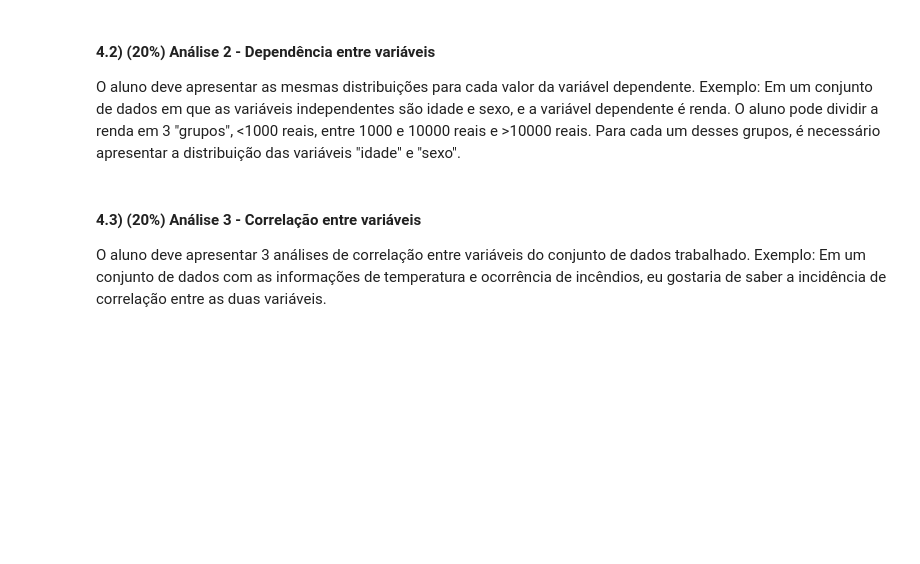
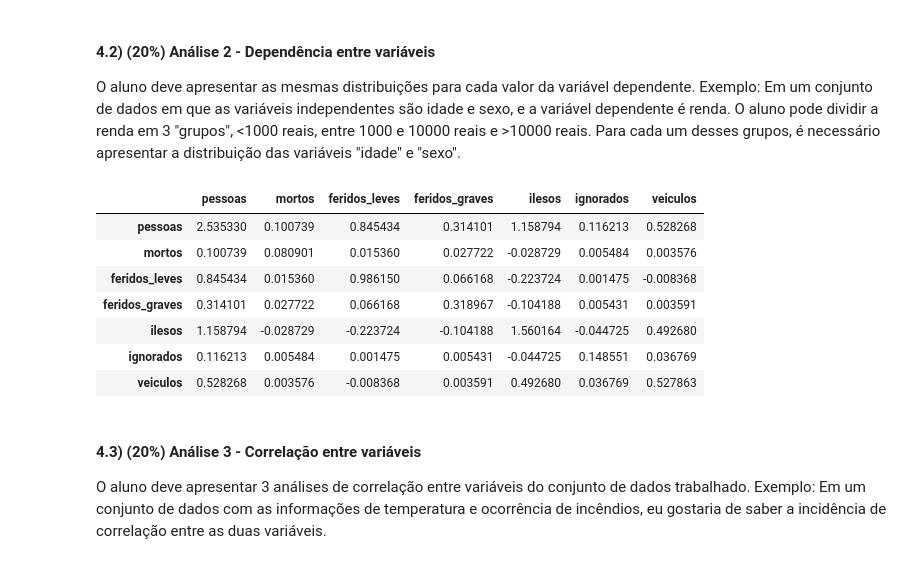
Before and after one commit to LilianeAquino/aed_projeto_1, a Jupyter notebook: template.ipynb, the cells around one changed output. Drawn from its saved outputs; the diff is of its cells as text; code cells hidden in the pictures; blank space fills up the shorter version.

```diff
--- a/template.ipynb
+++ b/template.ipynb
@@ -309,6 +308,21 @@ Text(0.5, 1.0, 'Quantidade de veículos envolvidos na ocorrẽncia')
 O aluno deve apresentar as mesmas distribuições para cada valor da variável dependente. Exemplo: Em um conjunto de dados em que as variáveis independentes são idade e sexo, e a variável dependente é renda. O aluno pode dividir a renda em 3 "grupos", <1000 reais, entre 1000 e 10000 reais e >10000 reais. Para cada um desses grupos, é necessário apresentar a distribuição das variáveis "idade" e "sexo".
 # %%
 # Implemente sua análise aqui. Use mais blocos se achar que ficará mais organizado.
+
+#Pessoas e veículos: independente. Mortos: dependente. Quantidade de mortos depende o núm. de veículos
+#envolvidos e da quantidade de pessoas.
+
+analise = df_2007_2018.drop(['id', 'feridos', 'ano', 'mes'], axis=1)
+analise.cov()
+# %% [output]
+|  | pessoas | mortos | feridos_leves | feridos_graves | ilesos | ignorados | veiculos |
+| pessoas | 2.535330 | 0.100739 | 0.845434 | 0.314101 | 1.158794 | 0.116213 | 0.528268 |
+| mortos | 0.100739 | 0.080901 | 0.015360 | 0.027722 | -0.028729 | 0.005484 | 0.003576 |
+| feridos_leves | 0.845434 | 0.015360 | 0.986150 | 0.066168 | -0.223724 | 0.001475 | -0.008368 |
+| feridos_graves | 0.314101 | 0.027722 | 0.066168 | 0.318967 | -0.104188 | 0.005431 | 0.003591 |
+| ilesos | 1.158794 | -0.028729 | -0.223724 | -0.104188 | 1.560164 | -0.044725 | 0.492680 |
+| ignorados | 0.116213 | 0.005484 | 0.001475 | 0.005431 | -0.044725 | 0.148551 | 0.036769 |
+| veiculos | 0.528268 | 0.003576 | -0.008368 | 0.003591 | 0.492680 | 0.036769 | 0.527863 |
 # %% [markdown]
 #### 4.3) **(20%)** Análise 3 - Correlação entre variáveis
 
```
Also changed, not shown: parts of 5 cells of this notebook.
